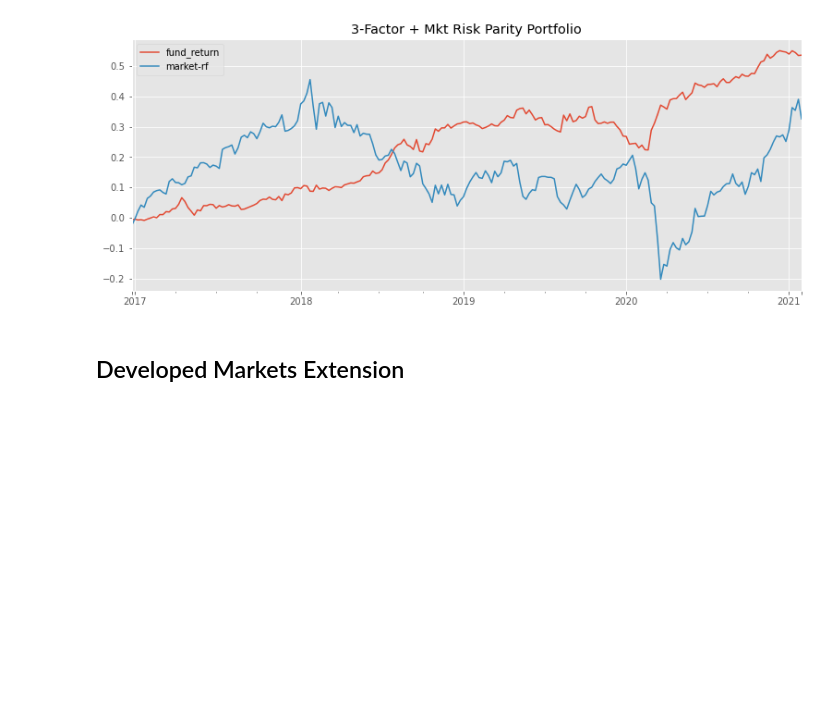
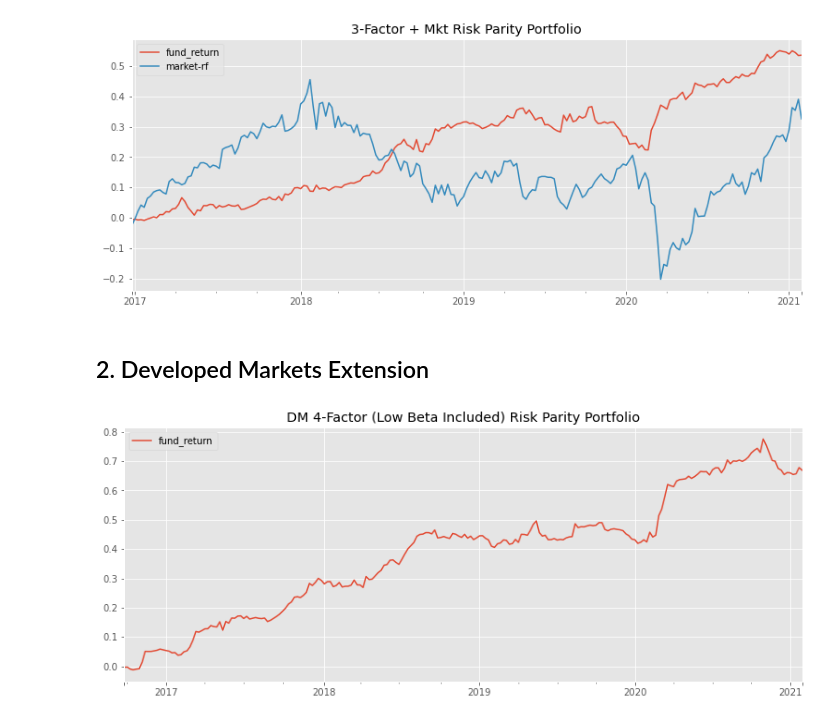
Before and after one commit to wingwingz/AFP, a Jupyter notebook: PortfolioConstruction/factor_risk_parity_final.ipynb, the cells around one changed output. Cells and saved outputs as stored; diff of their text form; code cells hidden in the pictures; blank space fills up the shorter version.

```diff
--- a/PortfolioConstruction/factor_risk_parity_final.ipynb
+++ b/PortfolioConstruction/factor_risk_parity_final.ipynb
@@ -137,4 +153,25 @@ f3_mkt = pd.concat([f3_returns,equity_factors['market-rf']],axis=1).dropna()
 # %% [output]
 [figure]
 # %% [markdown]
-## Developed Markets Extension
+## 2. Developed Markets Extension
+# %%
+dm_equity_factors = pd.read_pickle('../Outputs/equity/equity_DM_country_factors.pkl')
+# %%
+factors_4= ['size', 'value', 'momentum', 'low_beta']
+
+dm_equity_f4_rp_rebal = HistCorrRebalance(aum=1,
+                                           asset_names=factors_4,
+                                           returns=dm_equity_factors[factors_4],
+                                           time=52,
+                                           target_vol=5,
+                                           lam_short=0.7,
+                                           lam_long=0.83,
+                                           burn=12,
+                                           barrier=1.5)
+
+dm_f4_trade, dm_f4_trade_pct, dm_f4_weight, dm_f4_returns = dm_equity_f4_rp_rebal.get_flow()
+# %%
+((1+dm_f4_returns.dropna()).cumprod()-1).plot(figsize = (13,5),
+                                              title = 'DM 4-Factor (Low Beta Included) Risk Parity Portfolio');
+# %% [output]
+[figure, added]
```
Also changed, not shown: parts of 13 cells of this notebook, 1 other file.
